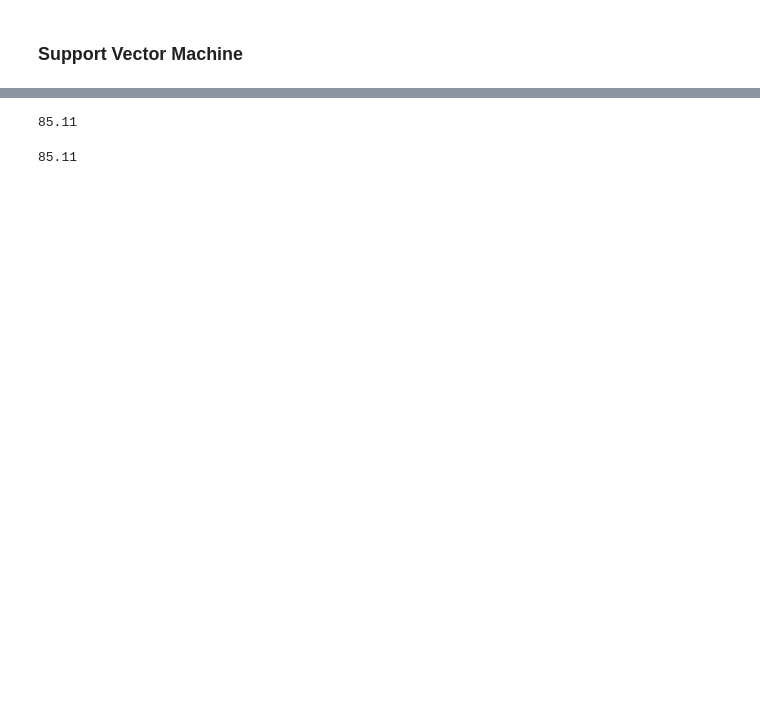
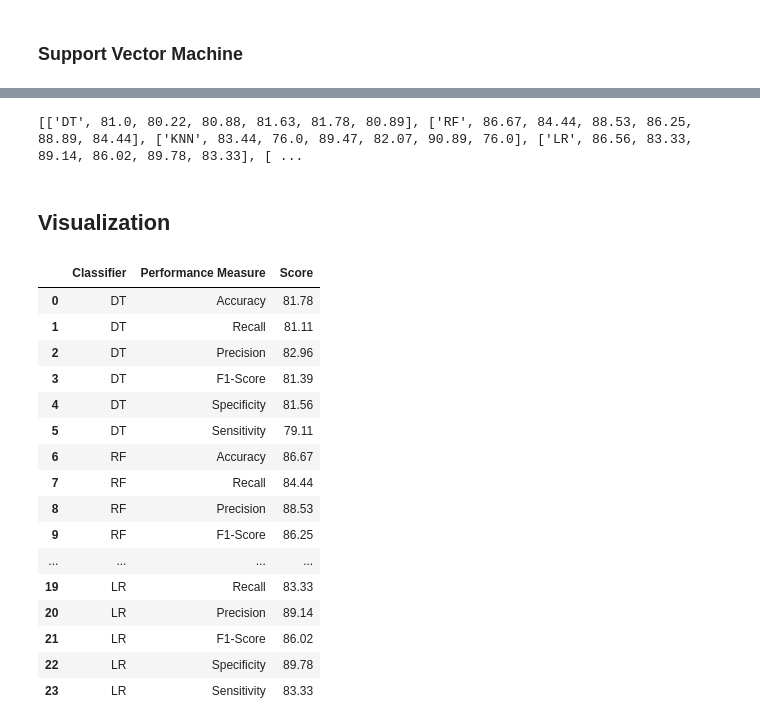
Before and after one commit to glitch0710/predictive-classifiers-mit102, a Jupyter notebook: PREDICTING MODELS - ANDOY, RHOGIEL V. MIT102 PROJECT.ipynb, the cells around one changed output, grey strips where cells are left out. Saved outputs shown, nothing was run; the diff lists cells and outputs as text; code cells hidden in the pictures; blank space fills up the shorter version.

```diff
--- a/PREDICTING MODELS - ANDOY, RHOGIEL V. MIT102 PROJECT.ipynb
+++ b/PREDICTING MODELS - ANDOY, RHOGIEL V. MIT102 PROJECT.ipynb
@@ -170,0 +149,11 @@ print(percentage(ave))
+# %%
+accuracy = get_scores(knn, 'accuracy')
+recall = get_scores(knn, 'recall')
+precision = get_scores(knn, 'precision')
+f1 = get_scores(knn, 'f1')
+
+specificity = make_scorer(recall_score, pos_label=0)
+specificity_score = get_scores(knn, specificity)
+
+sensitivity = make_scorer(recall_score, pos_label=1)
+sensitivity_score = get_scores(knn, sensitivity)
@@ -236,12 +209,18 @@ print(percentage(ave))
-# %%
-specificity = make_scorer(recall_score, pos_label=0)
-ave = cross_val_score(sv_clf, x, y, cv=10, scoring=specificity).mean()
-print(percentage(ave))
-# %% [output]
-85.11
-# %%
-specificity = make_scorer(recall_score, pos_label=0)
-ave = cross_val_score(sv_clf, x, y, cv=10, scoring=specificity).mean()
-print(percentage(ave))
-# %% [output]
-85.11
+# %%
+accuracy = get_scores(sv_clf, 'accuracy')
+recall = get_scores(sv_clf, 'recall')
+precision = get_scores(sv_clf, 'precision')
+f1 = get_scores(sv_clf, 'f1')
+
+specificity = make_scorer(recall_score, pos_label=0)
+specificity_score = get_scores(sv_clf, specificity)
+
+sensitivity = make_scorer(recall_score, pos_label=1)
+sensitivity_score = get_scores(sv_clf, sensitivity)
+
+clf_scores.append(['SVM', accuracy, recall, precision, f1, specificity_score, sensitivity_score])
+print(clf_scores)
+# %% [output]
+[['DT', 81.0, 80.22, 80.88, 81.63, 81.78, 80.89], ['RF', 86.67, 84.44, 88.53, 86.25, 88.89, 84.44], ['KNN', 83.44, 76.0, 89.47, 82.07, 90.89, 76.0], ['LR', 86.56, 83.33, 89.14, 86.02, 89.78, 83.33], [ ...
+# %% [markdown]
+## Visualization
@@ -247,0 +230,22 @@ print(percentage(ave))
+# %%
+viz_df = pd.DataFrame(clf_scores, columns=['Classifier','Performance Measure','Score'])
+
+viz_df
+# %% [output]
+|  | Classifier | Performance Measure | Score |
+| 0 | DT | Accuracy | 81.78 |
+| 1 | DT | Recall | 81.11 |
+| 2 | DT | Precision | 82.96 |
+| 3 | DT | F1-Score | 81.39 |
+| 4 | DT | Specificity | 81.56 |
+| 5 | DT | Sensitivity | 79.11 |
+| 6 | RF | Accuracy | 86.67 |
+| 7 | RF | Recall | 84.44 |
+| 8 | RF | Precision | 88.53 |
+| 9 | RF | F1-Score | 86.25 |
+| ... | ... | ... | ... |
+| 19 | LR | Recall | 83.33 |
+| 20 | LR | Precision | 89.14 |
+| 21 | LR | F1-Score | 86.02 |
+| 22 | LR | Specificity | 89.78 |
+| 23 | LR | Sensitivity | 83.33 |
```
Also changed, not shown: parts of 24 cells of this notebook.
